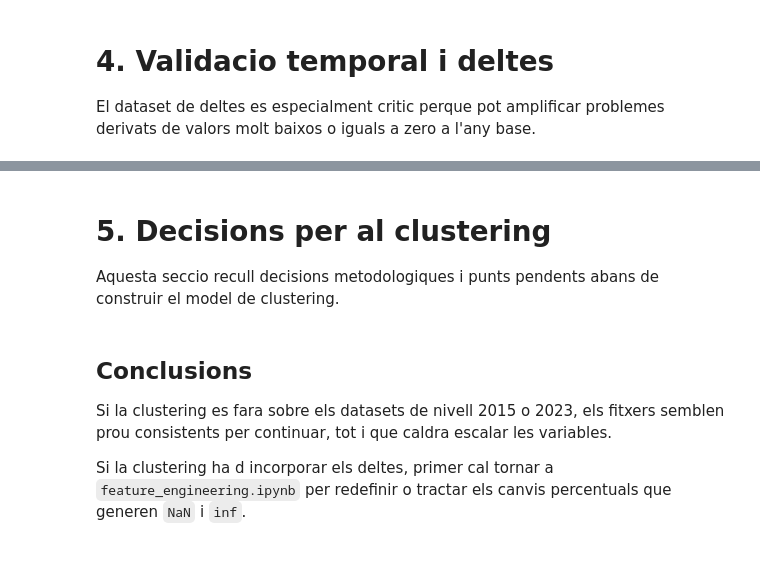
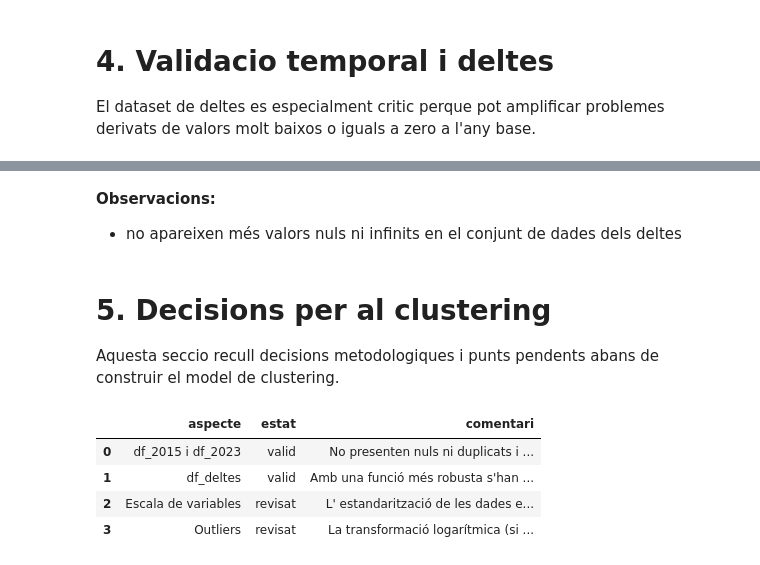
Before and after one commit to joseprau/tfm_gentrificacio_bcn, a Jupyter notebook: notebooks/eda.ipynb, the cells around one changed output, grey strips where cells are left out. Cells and saved outputs as stored; diff of their text form; code cells hidden in the pictures.

Commit message:
update observacions eda 2a iteracio

```diff
--- a/notebooks/eda.ipynb
+++ b/notebooks/eda.ipynb
@@ -18,13 +17,11 @@ import seaborn as sns
 import matplotlib.pyplot as plt
 from pathlib import Path
 
-sns.set_theme(style='whitegrid')
-pd.set_option('display.max_columns', None)
-pd.set_option('display.float_format', lambda x: f'{x:,.4f}')
+sns.set_theme()
 
 BASE_DIR = Path('..')
-DATA_DIR = BASE_DIR / 'data'
-RESULTS_DIR = BASE_DIR / 'results' / 'figs'
+DATA_DIR = BASE_DIR/'data'
+RESULTS_DIR = BASE_DIR/'results'/'figs'
 RESULTS_DIR.mkdir(parents=True, exist_ok=True)
 # %% [markdown]
 # Carrega de dades
@@ -231,3 +450,7 @@ plt.show()
+# %% [markdown]
+**Observacions:**
+
+- no apareixen més valors nuls ni infinits en el conjunt de dades dels deltes
 # %% [markdown]
 # 5. Decisions per al clustering
 
@@ -265,6 +458,31 @@ decisions
-# %% [markdown]
-## Conclusions
-
-Si la clustering es fara sobre els datasets de nivell 2015 o 2023, els fitxers semblen prou consistents per continuar, tot i que caldra escalar les variables.
-
-Si la clustering ha d incorporar els deltes, primer cal tornar a `feature_engineering.ipynb` per redefinir o tractar els canvis percentuals que generen `NaN` i `inf`.
+# %%
+decisions = pd.DataFrame([
+    {
+        'aspecte': 'df_2015 i df_2023',
+        'estat': 'valid',
+        'comentari': 'No presenten nuls ni duplicats i mantenen una estructura sòlida per barri.'
+    },
+    {
+        'aspecte': 'df_deltes',
+        'estat': 'valid',
+        'comentari': "Amb una funció més robusta s'han calculat els deltes i ah permès tractar aquells registres amb denominador 0 o nul"
+    },
+    {
+        'aspecte': 'Escala de variables',
+        'estat': 'revisat',
+        'comentari': "L' estandarització de les dades es durà a terme en el notbook de modelatge"
+    },
+    {
+        'aspecte': 'Outliers',
+        'estat': 'revisat',
+        'comentari': 'La transformació logarítmica (si escau) es valorarà en la part de modelatge.'
+    }
+])
+
+decisions
+# %% [output]
+|  | aspecte | estat | comentari |
+| 0 | df_2015 i df_2023 | valid | No presenten nuls ni duplicats i ... |
+| 1 | df_deltes | valid | Amb una funció més robusta s'han ... |
+| 2 | Escala de variables | revisat | L' estandarització de les dades e... |
+| 3 | Outliers | revisat | La transformació logarítmica (si ... |
```
Also changed, not shown: parts of 39 cells of this notebook, 3 other files.
